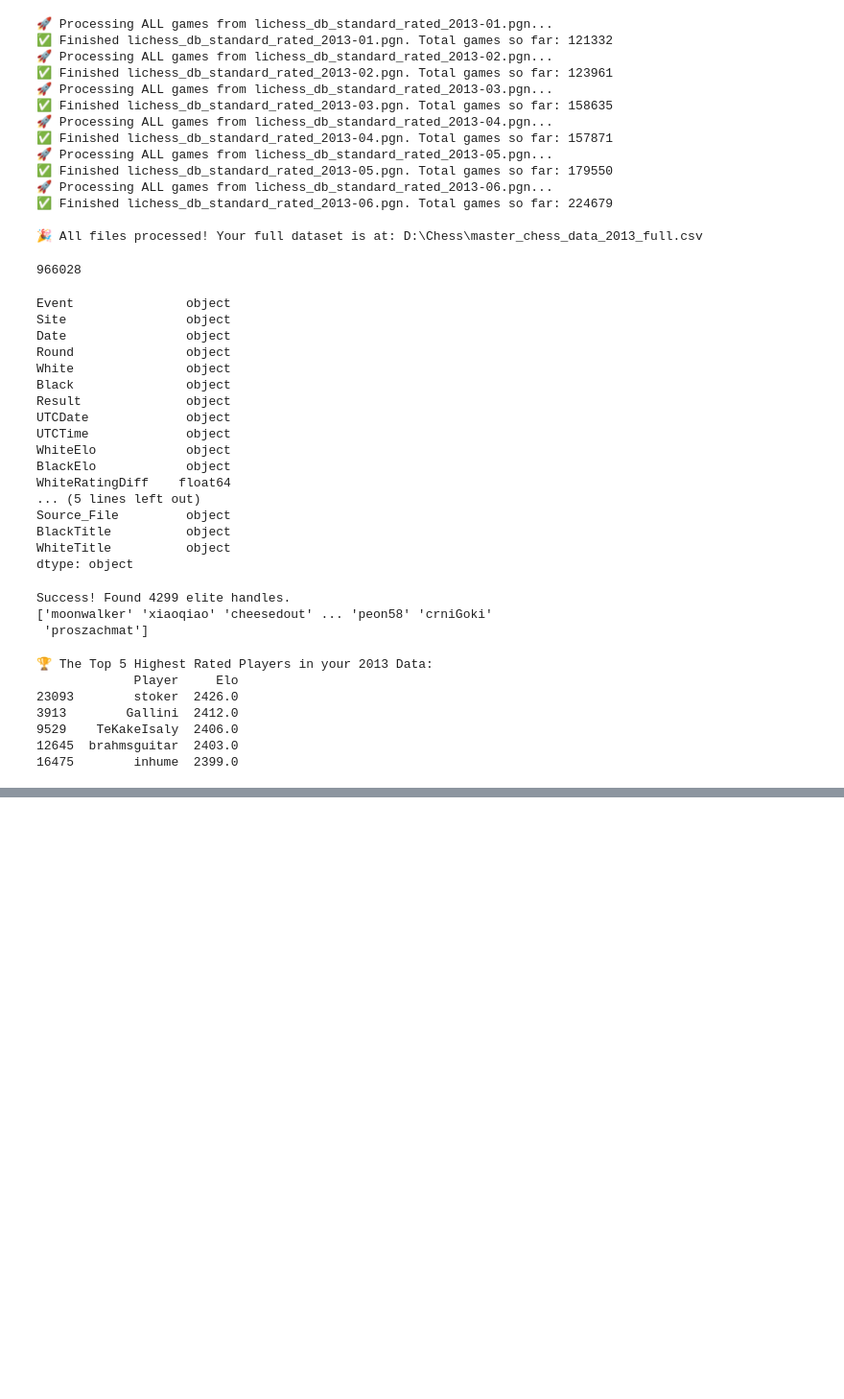
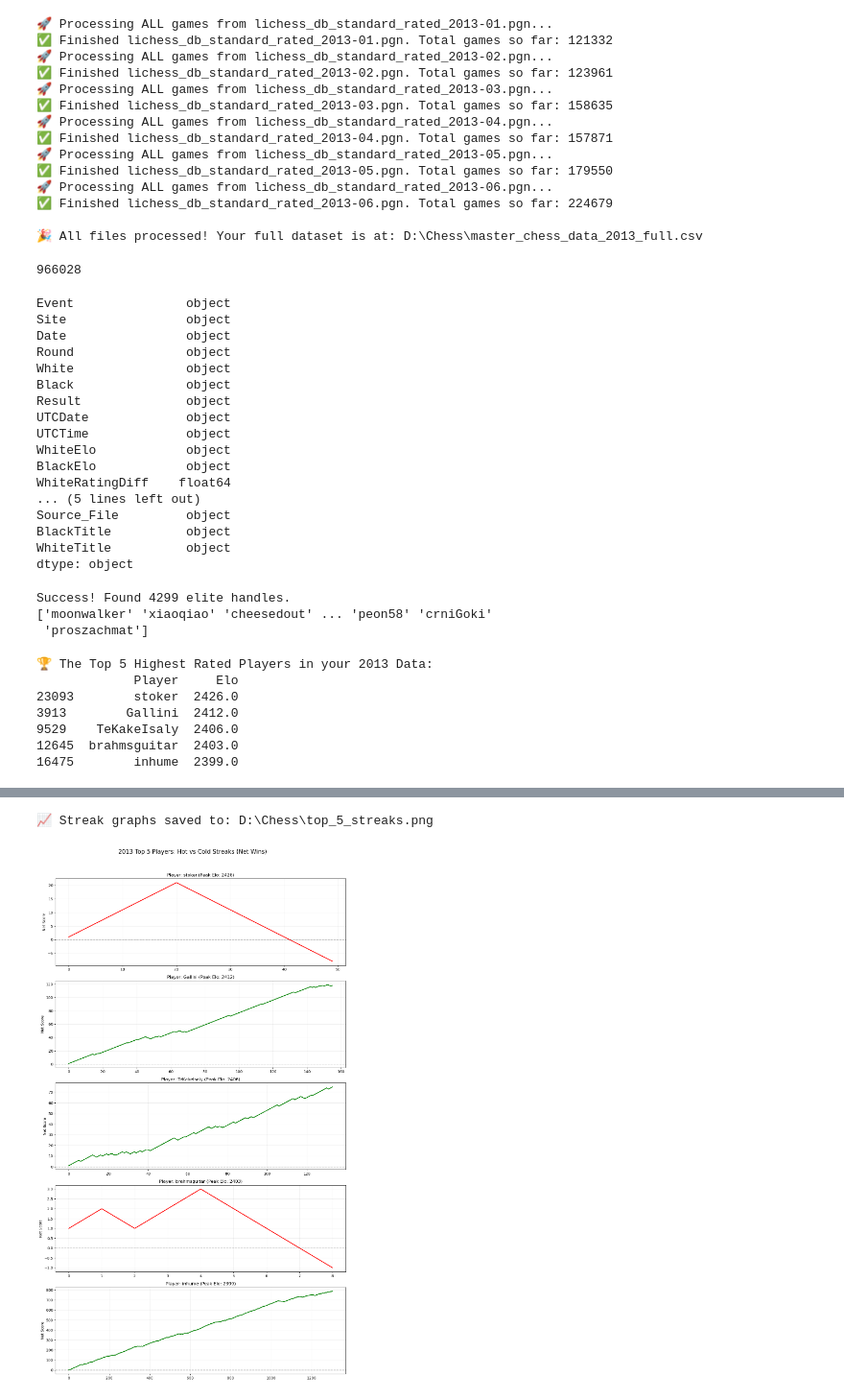
Before and after one commit to SalmaAllam8/chess-players-performance-analysis-, a Jupyter notebook: Lichess data cleaning and analysis.ipynb, the cells around one changed output, grey strips where cells are left out. Shown at 96% size. Drawn from its saved outputs; the diff is of its cells as text; code cells hidden in the pictures; blank space fills up the shorter version.

Commit message:
"hot and cold"

```diff
--- a/Lichess data cleaning and analysis.ipynb
+++ b/Lichess data cleaning and analysis.ipynb
@@ -123,3 +123,22 @@ print(top_5)
 9529    TeKakeIsaly  2406.0
 12645  brahmsguitar  2403.0
 16475        inhume  2399.0
+# %%
+# 1. Get the list of the top 5 usernames from your previous 'top_5' result
+top_5_names = top_5['Player'].tolist()
+
+# 2. Filter the pro_games (or df_master) to only include games featuring these 5 players
+# We check if the player is either White OR Black
+elite_5_games = pro_games[
+    (pro_games['White'].isin(top_5_names)) |
+    (pro_games['Black'].isin(top_5_names))
+].copy()
+
+print(f"✅ Filter complete! Found {len(elite_5_games)} games involving the Top 5 players.")
+
+# 3. See who is playing whom in this subset
+print("\nPreview of Elite 5 Games:")
+print(elite_5_games[['White', 'WhiteElo', 'Black', 'BlackElo', 'Result']].head(10))
+
+# 4. Save this specific group for deep analysis
+elite_5_games.to_csv(r"D:\Chess\top_5_players_2013.csv", index=False)
@@ -125,0 +162,44 @@ print(top_5)
+# %%
+
+
+# 3. Sort games chronologically (Lichess PGNs include UTCDate and UTCTime)
+# We fill missing times with a default to avoid errors
+df['DateTime'] = pd.to_datetime(df['UTCDate'] + ' ' + df['UTCTime'].fillna('00:00:00'))
+df = df.sort_values('DateTime')
+
+# 4. Create the Plots
+fig, axes = plt.subplots(5, 1, figsize=(12, 20))
+fig.suptitle('2013 Top 5 Players: Hot vs Cold Streaks (Net Wins)', fontsize=16, y=1.02)
+
+for i, player in enumerate(top_5_names):
+    # Filter games for this specific player
+    p_games = df[(df['White'] == player) | (df['Black'] == player)].copy()
+
+    # Define a scoring function for that player
+    def get_net_score(row):
+        if row['White'] == player:
+            if row['Result'] == '1-0': return 1
+            if row['Result'] == '0-1': return -1
+        else: # player is Black
+            if row['Result'] == '0-1': return 1
+            if row['Result'] == '1-0': return -1
+        return 0 # Draw
+
+    p_games['Score'] = p_games.apply(get_net_score, axis=1)
+    p_games['Streak_Value'] = p_games['Score'].cumsum()
+
+    # Plotting on the specific subplot
+    axes[i].plot(range(len(p_games)), p_games['Streak_Value'], color='green' if p_games['Streak_Value'].iloc[-1] > 0 else 'red', linewidth=2)
+    axes[i].axhline(0, color='black', linestyle='--', alpha=0.3)
+    axes[i].set_title(f"Player: {player} (Peak Elo: {int(all_players[all_players['Player']==player]['Elo'].max())})")
+    axes[i].set_ylabel("Net Score")
+    axes[i].grid(True, alpha=0.2)
+
+plt.tight_layout()
+save_img_path = r"D:\Chess\top_5_streaks.png"
+plt.savefig(save_img_path, bbox_inches='tight')
+print(f"📈 Streak graphs saved to: {save_img_path}")
+plt.show()
+# %% [output]
+📈 Streak graphs saved to: D:\Chess\top_5_streaks.png
+[figure, added]
```
Also changed, not shown: parts of 2 cells of this notebook.
